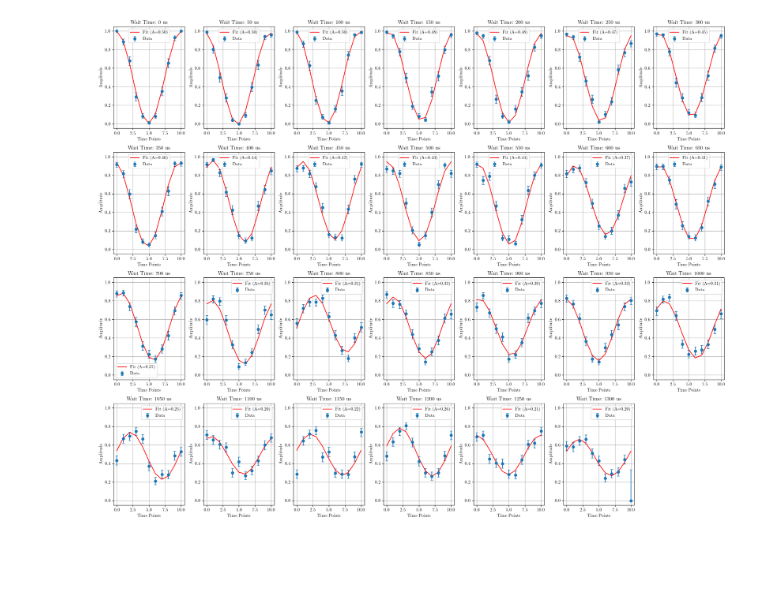
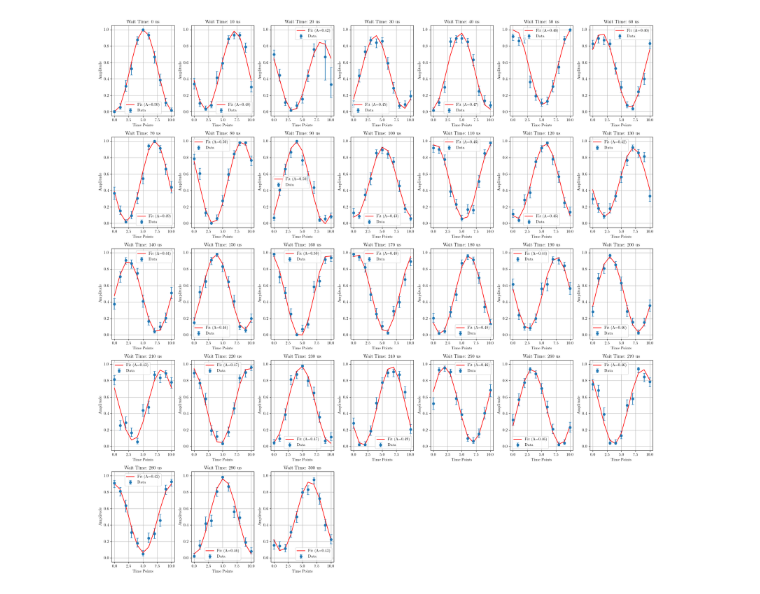
Before and after one commit to GauravTathed/PhD_python_scripts, a Jupyter notebook: Plotting_ramsey_phase_scans/read_and_plot.ipynb, the cells around one changed output. Drawn from its saved outputs; the diff is of its cells as text; code cells hidden in the pictures; blank space fills up the shorter version.

```diff
--- a/Plotting_ramsey_phase_scans/read_and_plot.ipynb
+++ b/Plotting_ramsey_phase_scans/read_and_plot.ipynb
@@ -69,7 +69,9 @@ if __name__ == "__main__":
     # target_date_times = {datetime(2025, 3, 12, 21, 43),datetime(2025, 3, 12, 23, 46),datetime(2025, 3, 13, 6, 49)}
     target_date_times = {datetime(2025, 9, 25, 18, 2)} # new data without FNCS
     target_date_times = {datetime(2025, 9, 25, 18, 57)} # new data with FNCS
-    target_date_times = {datetime(2025, 9, 25, 20, 3), datetime(2025, 9, 26, 7, 36)} # new data with FNCS - fine scan
+    # target_date_times = {datetime(2025, 9, 25, 20, 3), datetime(2025, 9, 26, 7, 36)} # new data with FNCS - fine scan
+    # target_date_times = {datetime(2025, 10, 3, 15, 18)} # RFSoC data 50us steps
+    target_date_times = {datetime(2025, 10, 8, 17, 59),datetime(2025, 10, 8, 17, 44)}
     wait_time_list, raw_file_paths_list, final_params = search_files_by_transitions(directory_path, target_transition, target_date_times)
     m, F, mF = final_params
     print(f"Parameters: m={m}, F={F}, mF={mF}")
@@ -286,7 +288,51 @@ import numpy as np
 import matplotlib.pyplot as plt
 from scipy.optimize import curve_fit
 
-# Fixed frequency: 2π
+# # Fixed frequency: 2π
+# def sine_function(t, A, phi, offset):
+#     return A * np.cos(2 * np.pi/10 * t + phi) + offset
+
+# def fit_sine_curve(ket_data, lower_error, upper_error):
+#     if len(ket_data) == 5:
+#         t = 2*np.arange(len(ket_data))
+#     else:
+#         t = np.arange(len(ket_data))
+#     valid_indices = ~np.isnan(ket_data) & ~np.isnan(lower_error) & ~np.isnan(upper_error)
+#     t_valid = t[valid_indices]
+#     ket_data_valid = np.array(ket_data)[valid_indices]
+#     lower_error_valid = np.array(lower_error)[valid_indices]
+#     upper_error_valid = np.array(upper_error)[valid_indices]
+
+#     sigma = (upper_error_valid + lower_error_valid) / 2.0
+#     if np.any(sigma <= 0):
+#         nonzero = sigma[sigma > 0]
+#         replacement = np.min(nonzero) if len(nonzero) > 0 else 1.0
+#         sigma[sigma <= 0] = replacement
+
+#     initial_guess = [
+#         (np.max(ket_data_valid) - np.min(ket_data_valid))/2,
+#         0,
+#         np.mean(ket_data_valid)
+#     ]
+#     try:
+#         params, covariance = curve_fit(
+#             sine_function,
+#             t_valid,
+#             ket_data_valid,
+#             p0=initial_guess,
+#             sigma=sigma,
+#             absolute_sigma=True, maxfev=10000
+#         )
+#         if covariance is not None:
+#             errors = np.sqrt(np.diag(covariance))
+#             errors = [err if np.isfinite(err) else None for err in errors]
+#         else:
+#             errors = [None] * len(params)
+
+#         return params, errors
+#     except RuntimeError:
+#         return None, None
+
 def sine_function(t, A, phi, offset):
     return A * np.cos(2 * np.pi/10 * t + phi) + offset
 
@@ -307,11 +353,10 @@ def fit_sine_curve(ket_data, lower_error, upper_error):
         replacement = np.min(nonzero) if len(nonzero) > 0 else 1.0
         sigma[sigma <= 0] = replacement
 
-    initial_guess = [
-        (np.max(ket_data_valid) - np.min(ket_data_valid))/2,
-        0,
-        np.mean(ket_data_valid)
-    ]
+    A0 = (np.max(ket_data_valid) - np.min(ket_data_valid))/2
+    A0 = np.clip(A0, 0.0, 0.5)
+    initial_guess = [A0, 0.0, np.mean(ket_data_valid)]
+
     try:
         params, covariance = curve_fit(
             sine_function,
@@ -319,17 +364,19 @@ def fit_sine_curve(ket_data, lower_error, upper_error):
             ket_data_valid,
             p0=initial_guess,
             sigma=sigma,
-            absolute_sigma=True, maxfev=10000
+            absolute_sigma=True,
+            maxfev=10000,
+            bounds=([0.0, -np.pi, -np.inf], [0.5, np.pi, np.inf])
         )
         if covariance is not None:
             errors = np.sqrt(np.diag(covariance))
             errors = [err if np.isfinite(err) else None for err in errors]
         else:
             errors = [None] * len(params)
-
         return params, errors
     except RuntimeError:
         return None, None
+
 
 def fit_all_wait_times_to_sine_in_lists(wait_time_list,
                                         ket_data_list,
@@ -436,33 +483,33 @@ def plot_sine_fits_in_lists(wait_time_list,
     fit_phases_list,
     fit_phase_errors_list
 ) = fit_all_wait_times_to_sine_in_lists(
     wait_time_list,
     ket_data_list,
     lower_error_list,
     upper_error_list
 )
 
 plot_sine_fits_in_lists(
     wait_time_list,
     ket_data_list,
     lower_error_list,
     upper_error_list,
     fit_wait_times_list,
     fit_params_list
 )
 
 print("\nFitted Results (Lists):")
 for i, wt in enumerate(fit_wait_times_list):
     A, phi, offset = fit_params_list[i]
     amp = fit_amplitudes_list[i]
     amp_err = fit_amplitude_errors_list[i]
     phase = fit_phases_list[i]
     phase_err = fit_phase_errors_list[i]
     print(f"Wait Time: {wt} us")
     print(f"  Params (A, phi, offset) = {A:.3f}, {phi:.3f}, {offset:.3f}")
     print(f"  Amplitude (2*|A|) = {amp:.3f} ± {amp_err:.3f}")
     print(f"  Phase = {phase:.3f} ± {phase_err:.3f}")
 # %% [output]
-[figure, old version]
+[figure, new version]
 Fitted Results (Lists):
 Wait Time: 0 us
```
Also changed, not shown: parts of 6 cells of this notebook, 7 other files.
